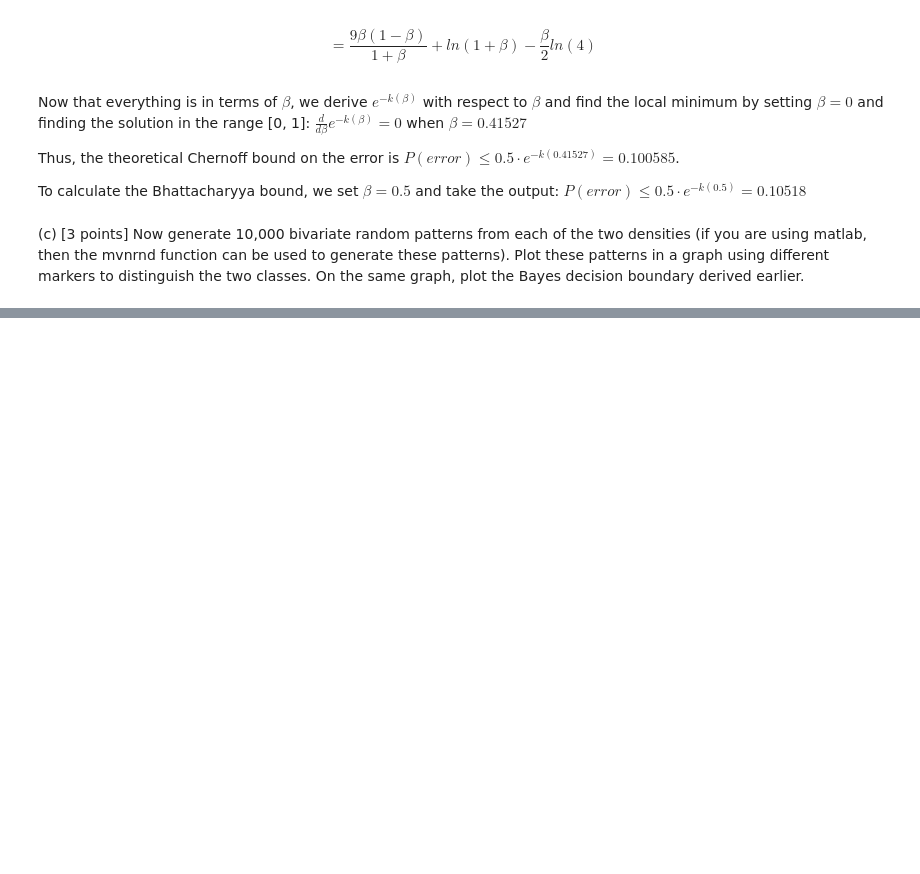
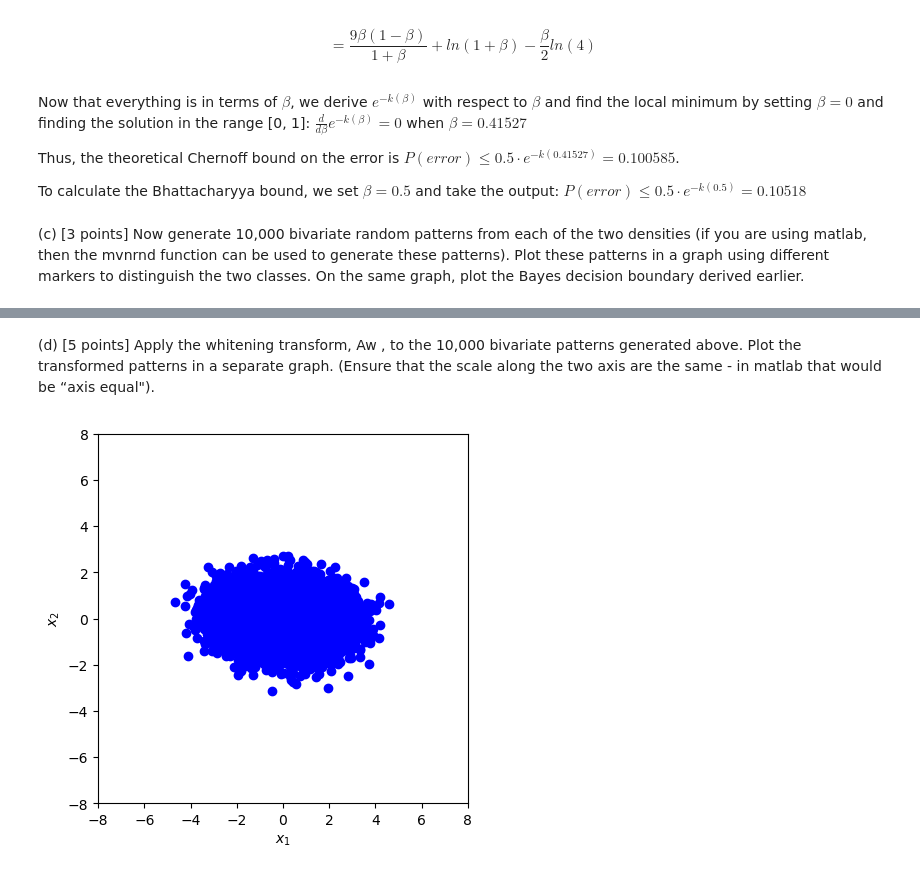
Before and after one commit to rikipls/CSE-802-Homework, a Jupyter notebook: hw3/hw3.ipynb, the cells around one changed output, grey strips where cells are left out. Saved outputs shown, nothing was run; the diff lists cells and outputs as text; code cells hidden in the pictures; blank space fills up the shorter version.

```diff
--- a/hw3/hw3.ipynb
+++ b/hw3/hw3.ipynb
@@ -96,0 +177,14 @@ plt.show()
+# %% [markdown]
+(d) [5 points] Apply the whitening transform, Aw , to the 10,000 bivariate patterns generated above. Plot the transformed patterns in a separate graph. (Ensure that the scale along the two axis are the same - in matlab that would be “axis equal").
+# %%
+random_patterns_transformed = np.array([A_w @ v for v in random_patterns])
+
+plt.plot(random_patterns_transformed[:,0], random_patterns_transformed[:,1], 'bo')
+plt.xlim(-8, 8)
+plt.ylim(-8, 8)
+plt.gca().set_aspect('equal', adjustable='box')
+plt.xlabel(r'$x_1$')
+plt.ylabel(r'$x_2$')
+plt.show()
+# %% [output]
+[figure, added]
```
Also changed, not shown: parts of 26 cells of this notebook.
